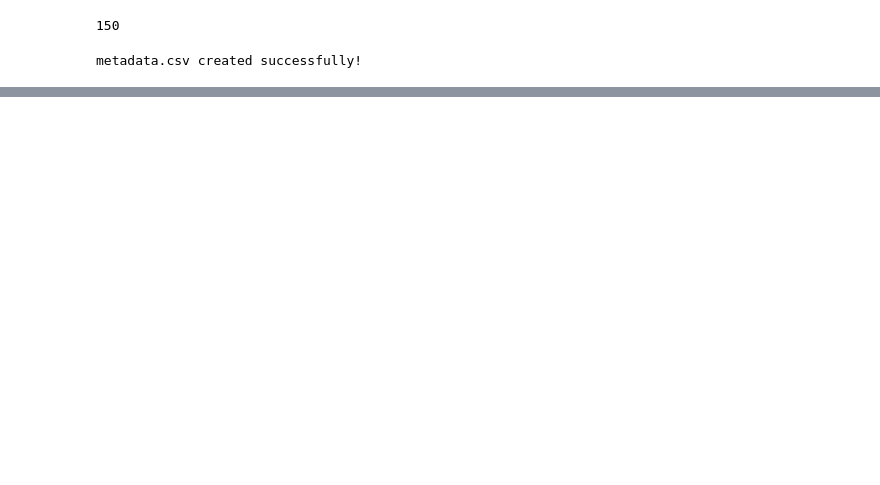
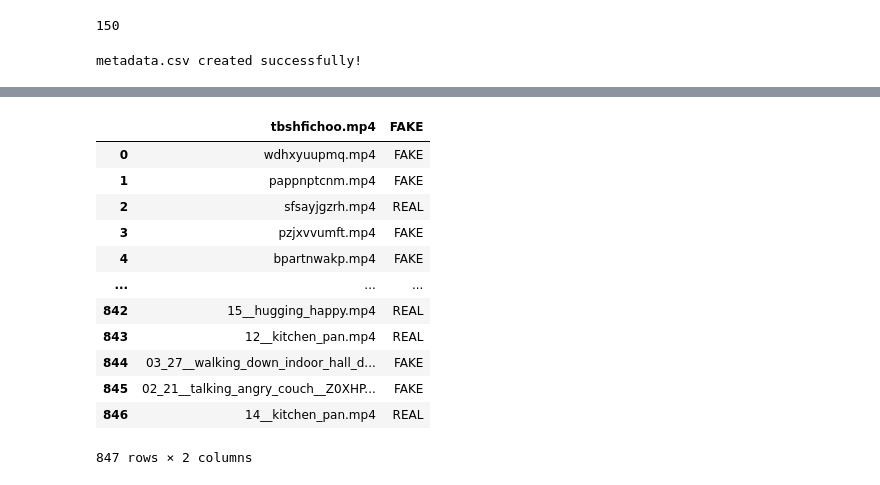
Before and after one commit to karthiksagarN/DeepFake-Detection, a Jupyter notebook: creating-metadata.ipynb, the cells around one changed output, grey strips where cells are left out. Saved outputs shown, nothing was run; the diff lists cells and outputs as text; code cells hidden in the pictures; blank space fills up the shorter version.

```diff
--- a/creating-metadata.ipynb
+++ b/creating-metadata.ipynb
@@ -75,0 +330,19 @@ data.to_csv("metadata-shuffled.csv", index=False)
+# %%
+import pandas as pd
+
+df = pd.read_csv('metadata.csv')
+df
+# %% [output]
+|  | tbshfichoo.mp4 | FAKE |
+| 0 | wdhxyuupmq.mp4 | FAKE |
+| 1 | pappnptcnm.mp4 | FAKE |
+| 2 | sfsayjgzrh.mp4 | REAL |
+| 3 | pzjxvvumft.mp4 | FAKE |
+| 4 | bpartnwakp.mp4 | FAKE |
+| ... | ... | ... |
+| 842 | 15__hugging_happy.mp4 | REAL |
+| 843 | 12__kitchen_pan.mp4 | REAL |
+| 844 | 03_27__walking_down_indoor_hall_d... | FAKE |
+| 845 | 02_21__talking_angry_couch__Z0XHP... | FAKE |
+| 846 | 14__kitchen_pan.mp4 | REAL |
+847 rows × 2 columns
```
Also changed, not shown: parts of 20 cells of this notebook, 23 other files.
